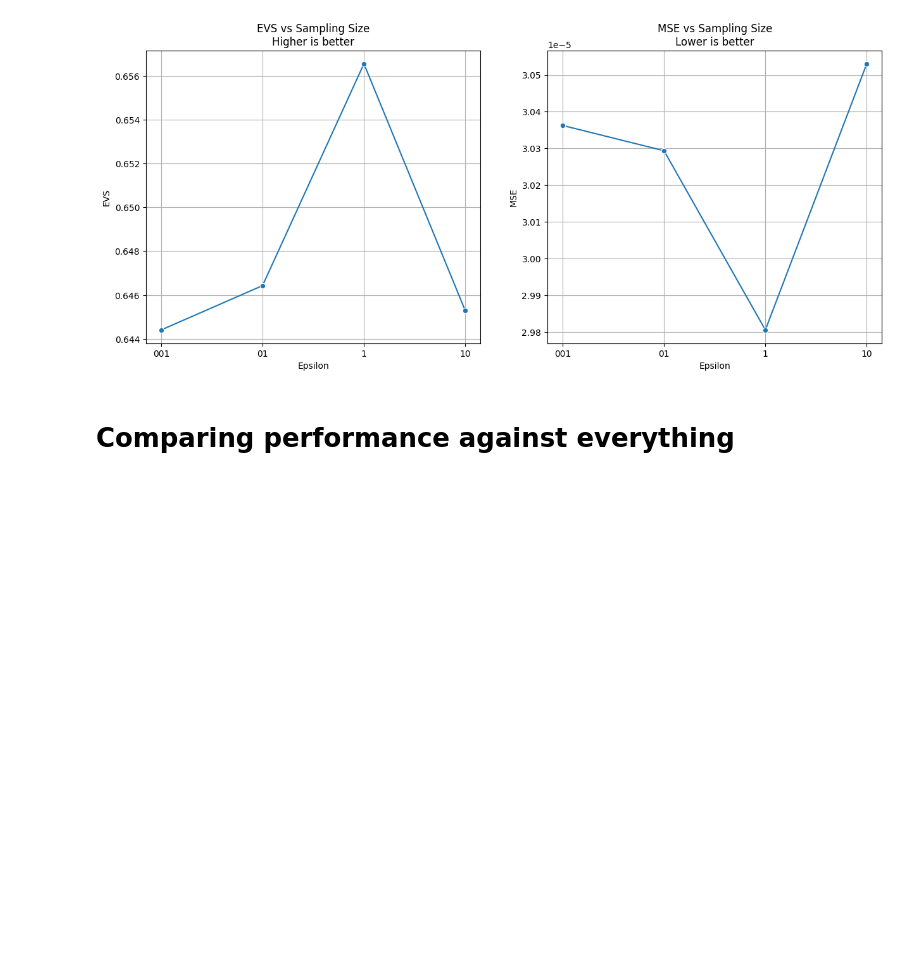
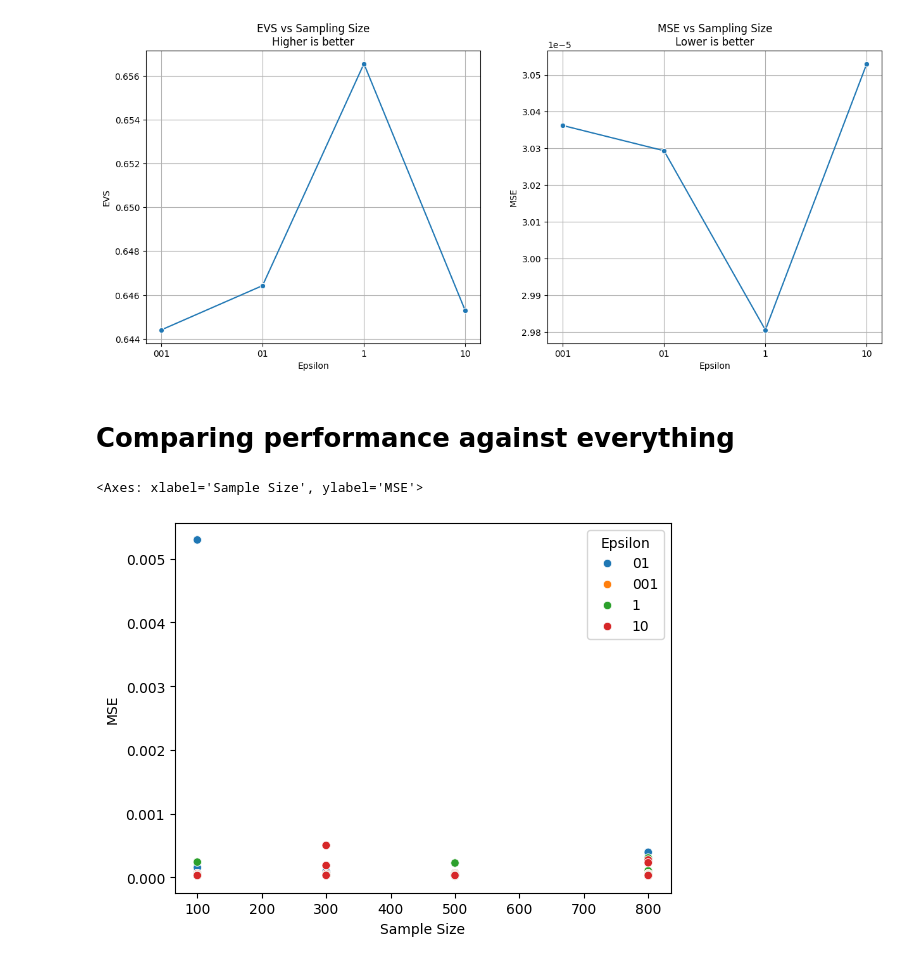
Before and after one commit to Lui5ito/GraduationProject, a Jupyter notebook: Experimental Part/CrossValidation_KRR.ipynb, the cells around one changed output. Drawn from its saved outputs; the diff is of its cells as text; code cells hidden in the pictures; blank space fills up the shorter version.

```diff
--- a/Experimental Part/CrossValidation_KRR.ipynb
+++ b/Experimental Part/CrossValidation_KRR.ipynb
@@ -648,6 +662,22 @@ for train_split_name in list(train_split_options.keys()):
 
         results_mse[(train_split_name, sample_size, epsilon, sample_func)] = mse
         results_evs[(train_split_name, sample_size, epsilon, sample_func)] = evs
+# %%
+import seaborn as sns
+import pandas as pd
+
+# Unpack results dictionary into a DataFrame
+df = pd.DataFrame.from_dict(results_mse, orient='index', columns=['MSE'])
+df['Train Split'] = [x[0] for x in df.index]
+df['Sample Size'] = [x[1] for x in df.index]
+df['Epsilon'] = [x[2] for x in df.index]
+df['Sample Function'] = [x[3] for x in df.index]
+
+
+sns.scatterplot(df, x = "Sample Size", y = "MSE", hue = "Epsilon")
+# %% [output]
+<Axes: xlabel='Sample Size', ylabel='MSE'>
+[figure, added]
 # %%
 import seaborn as sns
 import pandas as pd
```
Also changed, not shown: parts of 5 cells of this notebook, 1 other file.
